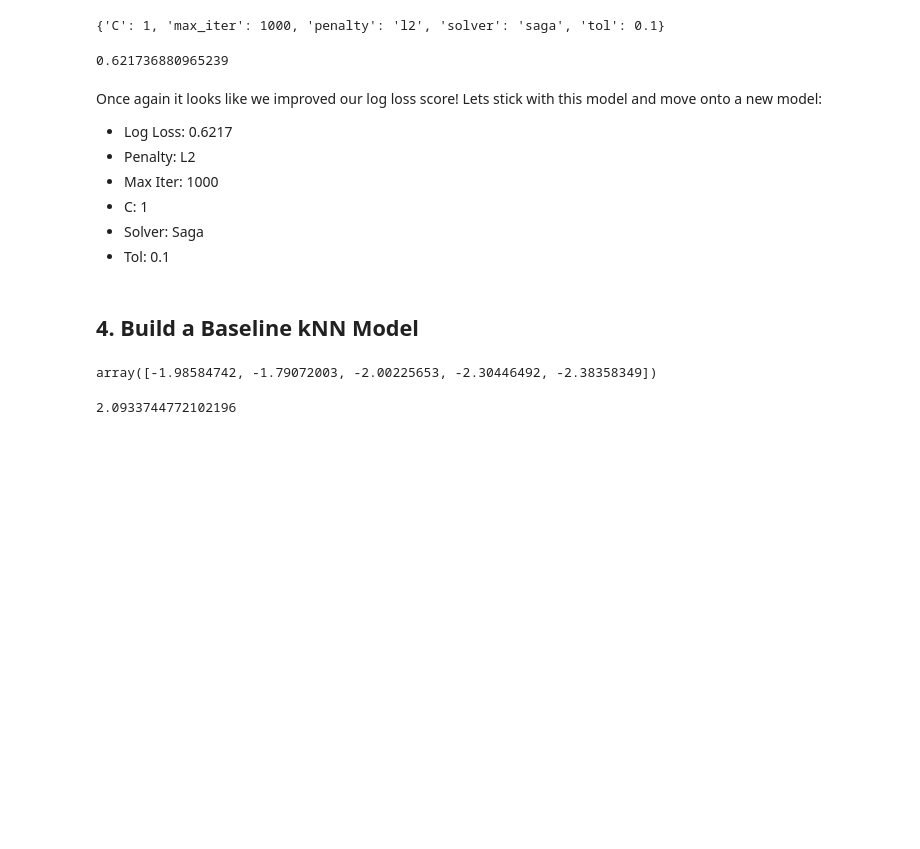
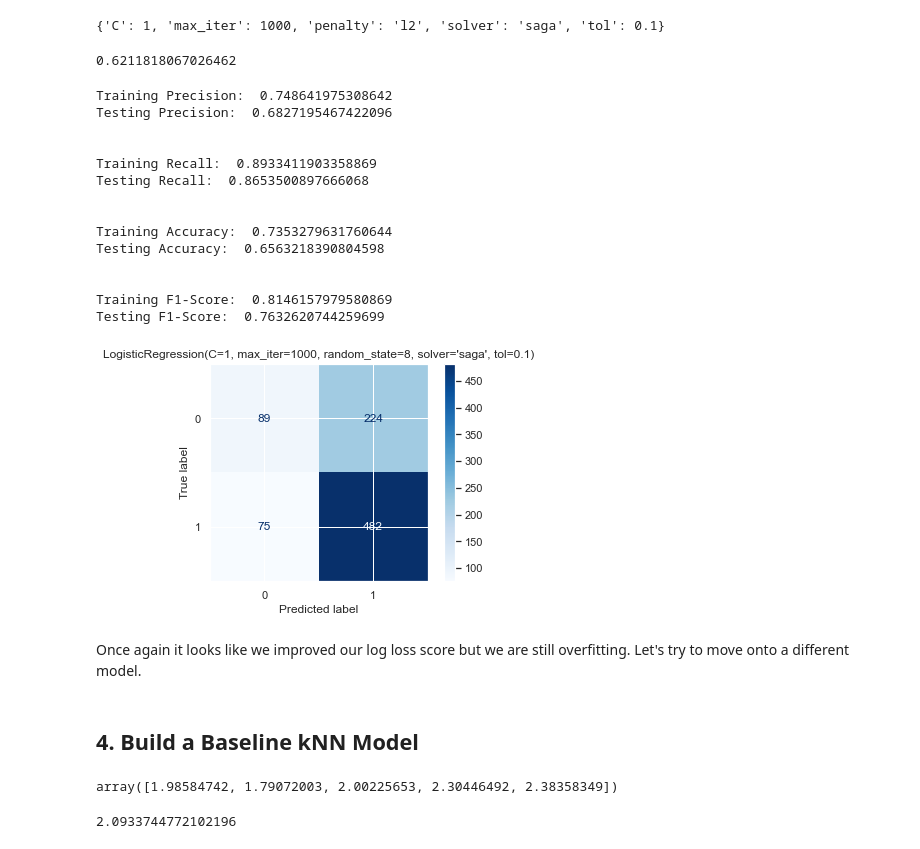
Before and after one commit to kevgross89/Phase-3-Project, a Jupyter notebook: Phase 3 NFL Project.ipynb, the cells around one changed output. Cells and saved outputs as stored; diff of their text form; code cells hidden in the pictures; blank space fills up the shorter version.

```diff
--- a/Phase 3 NFL Project.ipynb
+++ b/Phase 3 NFL Project.ipynb
@@ -630,23 +700,37 @@ grid_log_l2.best_params_
 {'C': 1, 'max_iter': 1000, 'penalty': 'l2', 'solver': 'saga', 'tol': 0.1}
 # %%
 # Instantiate a LogisticRegression
-model_3 = LogisticRegression(penalty='l2', max_iter=1000, C=1, solver='saga', tol=0.1)
+log_model_3 = LogisticRegression(penalty='l2', max_iter=1000, C=1, solver='saga', tol=0.1, random_state=8)
+
+# Fit the model
+log_model_3.fit(X_train_scaled, y_train)
 
 # Use cross_val_score with scoring="neg_log_loss" to evaluate the model on X_train and y_train
-model_3_cv = cross_val_score(model_2, X_train_scaled, y_train, scoring='neg_log_loss')
+model_3_cv = cross_val_score(log_model_2, X_train_scaled, y_train, scoring='neg_log_loss')
 
 model_3_cv.mean() * -1
 # %% [output]
-0.621736880965239
+0.6211818067026462
+# %%
+print_metrics(log_model_3, X_train_scaled, y_train, X_test_scaled, y_test)
+# %% [output]
+Training Precision:  0.748641975308642
+Testing Precision:  0.6827195467422096
+
+
+Training Recall:  0.8933411903358869
+Testing Recall:  0.8653500897666068
+
+
+Training Accuracy:  0.7353279631760644
+Testing Accuracy:  0.6563218390804598
+
+
+Training F1-Score:  0.8146157979580869
+Testing F1-Score:  0.7632620744259699
+[figure, added]
 # %% [markdown]
-Once again it looks like we improved our log loss score! Lets stick with this model and move onto a new model:
-
-* Log Loss: 0.6217
-* Penalty: L2
-* Max Iter: 1000
-* C: 1
-* Solver: Saga
-* Tol: 0.1
+Once again it looks like we improved our log loss score but we are still overfitting. Let's try to move onto a different model.
 # %% [markdown]
 ## 4. Build a Baseline kNN Model
 # %%
@@ -657,9 +741,9 @@ knn_baseline_model.fit(X_train_scaled, y_train)
 # Perform cross-validation
 knn_baseline_log_loss = cross_val_score(knn_baseline_model, X_train_scaled, y_train, scoring='neg_log_loss')
 
-knn_baseline_log_loss
+knn_baseline_log_loss * -1
 # %% [output]
-array([-1.98584742, -1.79072003, -2.00225653, -2.30446492, -2.38358349])
+array([1.98584742, 1.79072003, 2.00225653, 2.30446492, 2.38358349])
 # %%
 knn_baseline_log_loss = knn_baseline_log_loss.mean() * -1
 knn_baseline_log_loss
```
Also changed, not shown: parts of 72 cells of this notebook.
